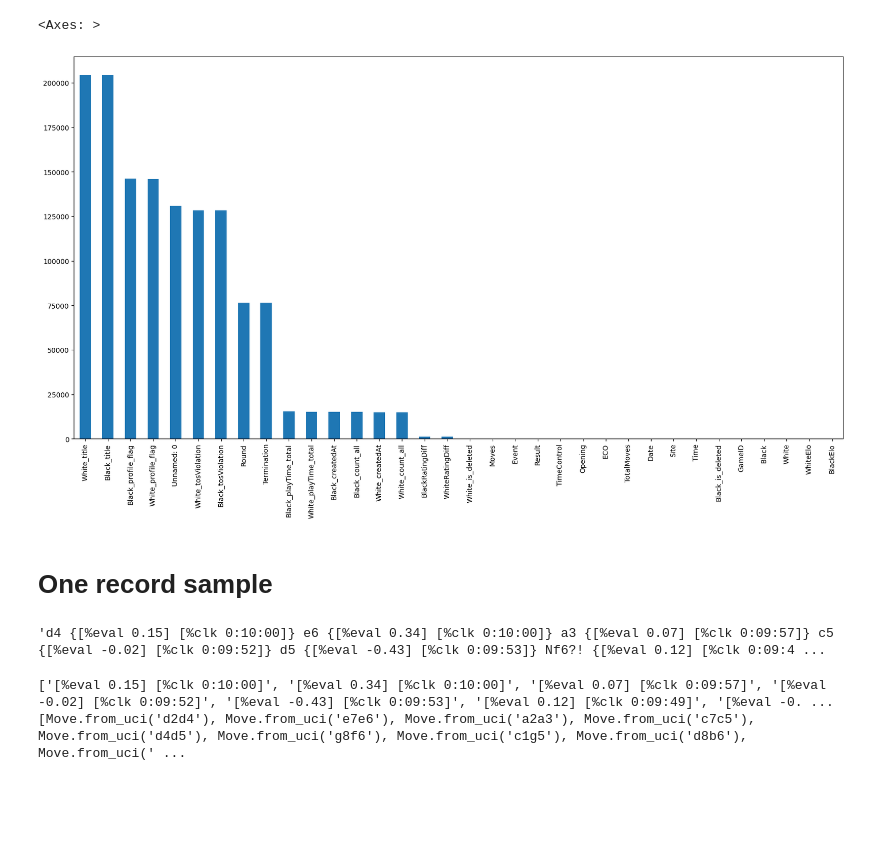
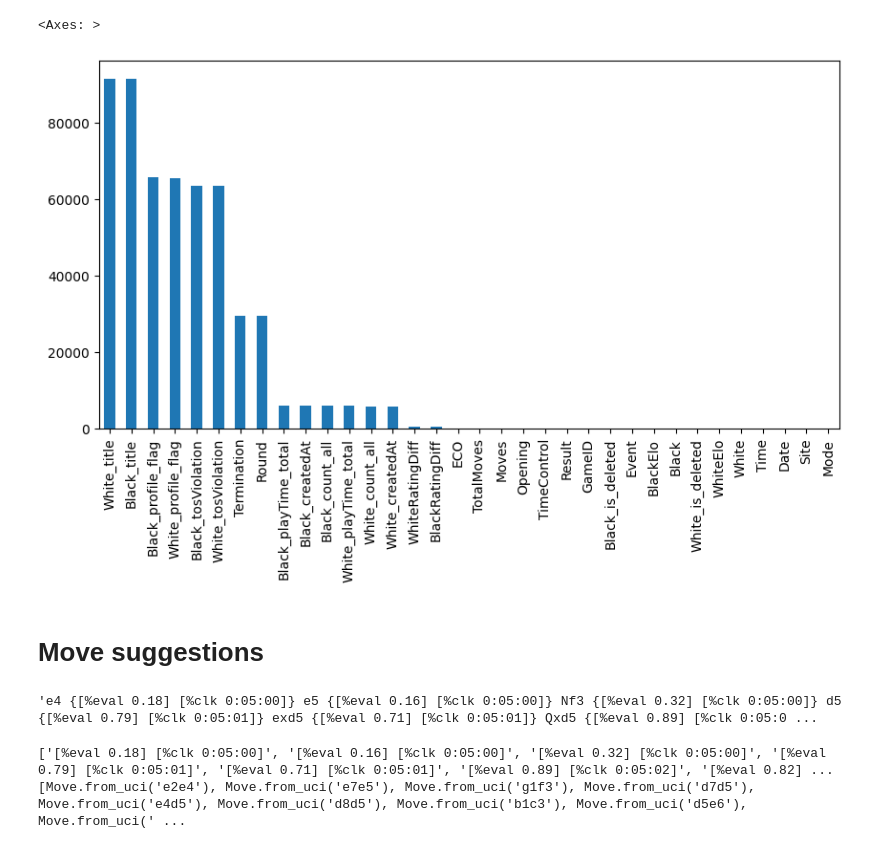
Before and after one commit to ngohiep-noob/Chess-move-recommender, a Jupyter notebook: index.ipynb, the cells around one changed output. Drawn from its saved outputs; the diff is of its cells as text; code cells hidden in the pictures; blank space fills up the shorter version.

```diff
--- a/index.ipynb
+++ b/index.ipynb
@@ -6,3 +9,22 @@ df1 = pd.read_csv("games_metadata_profile.csv")
 df2 = pd.read_csv("games_metadata_profile_2024_01.csv")
 
 df = pd.concat([df1, df2], ignore_index=True)
+# %%
+def format_game_mode(x):
+    if "Classical" in x:
+        return "Classical game"
+    elif "Bullet" in x:
+        return "Bullet game"
+    elif "Blitz" in x:
+        return "Blitz game"
+    elif "UltraBullet" in x:
+        return "UltraBullet game"
+    elif "Rapid" in x:
+        return "Rapid game"
+    elif "Correspondence" in x:
+        return "Correspondence game"
+    else:
+        return x
+
+
+df["Mode"] = df["Event"].apply(format_game_mode)
@@ -8,0 +39,5 @@ df = pd.concat([df1, df2], ignore_index=True)
+# %%
+# filter blitz games
+df = df[df["Mode"] == "Blitz game"]
+
+df.info()
@@ -9,10 +62,10 @@ df = pd.concat([df1, df2], ignore_index=True)
 # %%
-df.isnull().sum().sort_values(ascending=False).plot(kind="bar", figsize=(20, 10))
+df.isnull().sum().sort_values(ascending=False).plot(kind="bar", figsize=(10, 5))
 # %% [output]
 <Axes: >
-[figure, old version]
+[figure, new version]
-# %% [markdown]
-# One record sample
+# %% [markdown]
+# Move suggestions
 # %%
 sample_idx = 100
 # %%
@@ -20,7 +73,7 @@ sample_pnq = df.iloc[sample_idx]["Moves"]
 
 sample_pnq
 # %% [output]
-'d4 {[%eval 0.15] [%clk 0:10:00]} e6 {[%eval 0.34] [%clk 0:10:00]} a3 {[%eval 0.07] [%clk 0:09:57]} c5 {[%eval -0.02] [%clk 0:09:52]} d5 {[%eval -0.43] [%clk 0:09:53]} Nf6?! {[%eval 0.12] [%clk 0:09:4 ...
+'e4 {[%eval 0.18] [%clk 0:05:00]} e5 {[%eval 0.16] [%clk 0:05:00]} Nf3 {[%eval 0.32] [%clk 0:05:00]} d5 {[%eval 0.79] [%clk 0:05:01]} exd5 {[%eval 0.71] [%clk 0:05:01]} Qxd5 {[%eval 0.89] [%clk 0:05:0 ...
 # %%
 import chess
 import chess.pgn
@@ -48,6 +101,6 @@ moves, comments = chess.pgn.read_game(io.StringIO(sample_pnq), Visitor=Visitor)
 print(comments)
 print(moves)
 # %% [output]
-['[%eval 0.15] [%clk 0:10:00]', '[%eval 0.34] [%clk 0:10:00]', '[%eval 0.07] [%clk 0:09:57]', '[%eval -0.02] [%clk 0:09:52]', '[%eval -0.43] [%clk 0:09:53]', '[%eval 0.12] [%clk 0:09:49]', '[%eval -0. ...
-[Move.from_uci('d2d4'), Move.from_uci('e7e6'), Move.from_uci('a2a3'), Move.from_uci('c7c5'), Move.from_uci('d4d5'), Move.from_uci('g8f6'), Move.from_uci('c1g5'), Move.from_uci('d8b6'), Move.from_uci(' ...
+['[%eval 0.18] [%clk 0:05:00]', '[%eval 0.16] [%clk 0:05:00]', '[%eval 0.32] [%clk 0:05:00]', '[%eval 0.79] [%clk 0:05:01]', '[%eval 0.71] [%clk 0:05:01]', '[%eval 0.89] [%clk 0:05:02]', '[%eval 0.82] ...
+[Move.from_uci('e2e4'), Move.from_uci('e7e5'), Move.from_uci('g1f3'), Move.from_uci('d7d5'), Move.from_uci('e4d5'), Move.from_uci('d8d5'), Move.from_uci('b1c3'), Move.from_uci('d5e6'), Move.from_uci(' ...
 # %%
```
Also changed, not shown: parts of 25 cells of this notebook.
